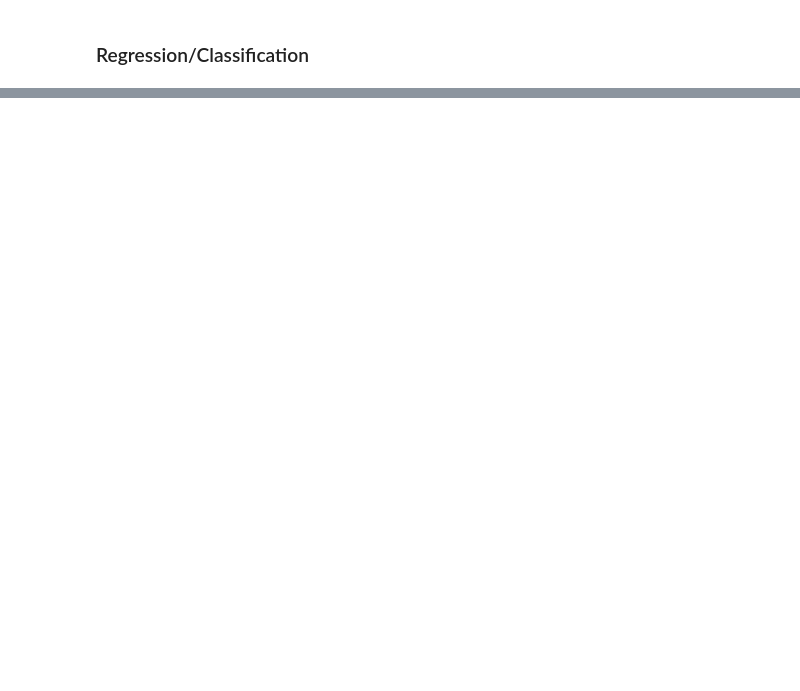
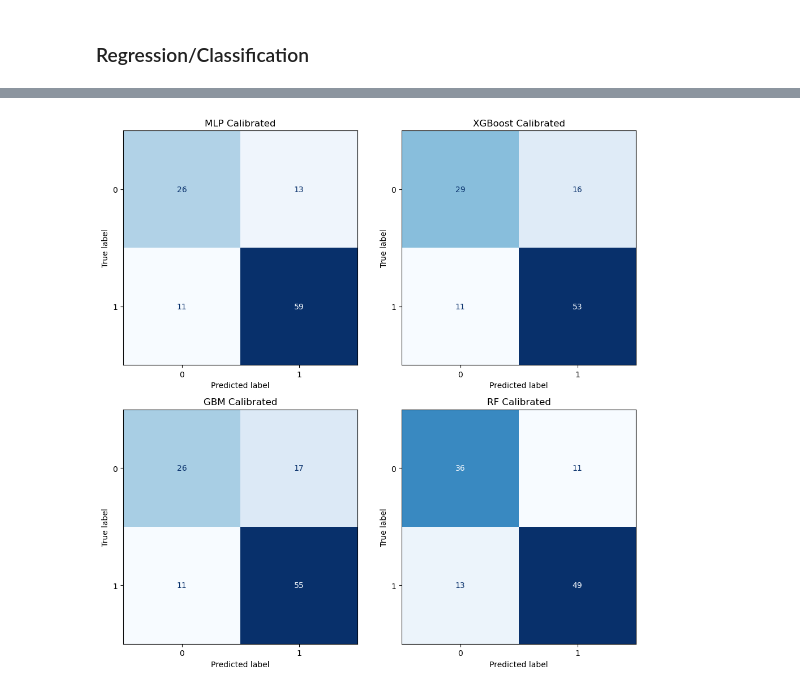
Before and after one commit to rosehanuy/beech-catskills, a Jupyter notebook: data_stack.ipynb, the cells around one changed output, grey strips where cells are left out. Saved outputs shown, nothing was run; the diff lists cells and outputs as text; code cells hidden in the pictures; blank space fills up the shorter version.

```diff
--- a/data_stack.ipynb
+++ b/data_stack.ipynb
@@ -1261,0 +1569,49 @@ rf_cal.score(X_test,y_test)
+# %%
+# compare mean performance over 5 training iterations (on 5 different subsets of data)
+
+models = {
+    "MLP Calibrated" : mlp_cal,
+    "XGBoost Calibrated" : xgboost_cal,
+    "GBM Calibrated" : gbm_cal,
+    "RF Calibrated": rf_cal
+}
+
+# results = {'model': [],'score':[]}
+# for name, model in models.items():
+#     for i in range(5):
+#         X_train, X_test, y_train, y_test = train_test_split(X,y,test_size=0.25)
+#         model.fit(X_train,y_train)
+#         score = model.score(X_test,y_test)
+#         results['model'].append(name)
+#         results['score'].append(score)
+
+# r = pd.DataFrame(results)
+
+# r = r.groupby('model').agg({'score':['mean','std']}).reset_index()
+# r.columns = r.columns.droplevel(0)
+# r.columns = ['model','mean_score','std']
+
+# ax = r.plot(x='model',y='mean_score',yerr='std',capsize=5,kind='bar',title='Mean F1',xlabel='Model',ylabel='F1',legend=False)
+# ax.set_ylim(0.0,1.0)
+# ax.set_xticklabels([x.split(' ')[0] for x in r['model']],rotation=0)
+# plt.show()
+#from sklearn.metrics import confusion_matrix, ConfusionMatrixDisplay
+fig, axes = plt.subplots(2, 2, figsize=(10, 10))  # 2x4
+axes = axes.flatten()
+
+for idx, (name, model) in enumerate(models.items()):
+    X_train, X_test, y_train, y_test = train_test_split(X,y,test_size=0.25)
+    model.fit(X_train,y_train)
+    predictions = model.predict(X_test)
+    cm = confusion_matrix(y_test, predictions, labels=model.classes_)
+    disp = ConfusionMatrixDisplay(confusion_matrix=cm,
+                              display_labels=model.classes_)
+    disp.plot(ax=axes[idx], cmap='Blues',colorbar=False)
+    axes[idx].set_title(name)
+
+plt.tight_layout()
+plt.show()
+
+# plt.show()
+# %% [output]
+[figure, added]
```
Also changed, not shown: parts of 22 cells of this notebook, 4 other files.
